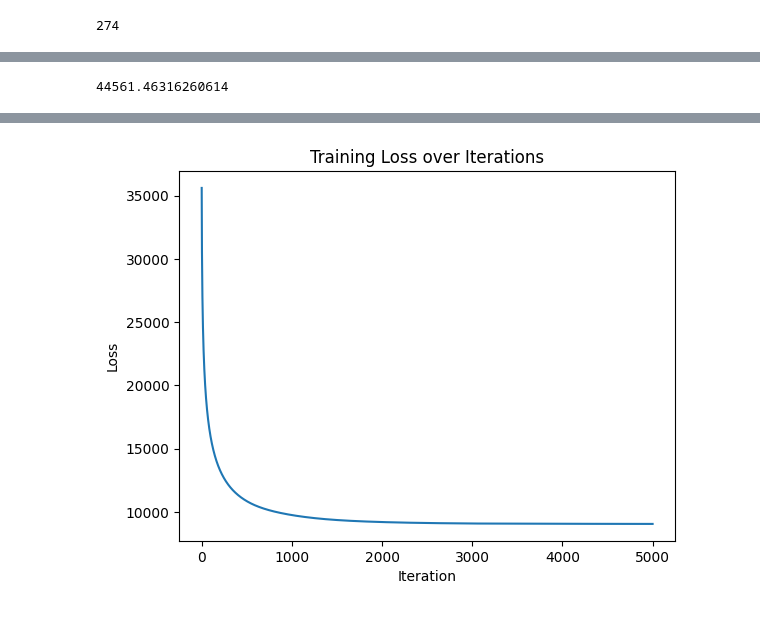
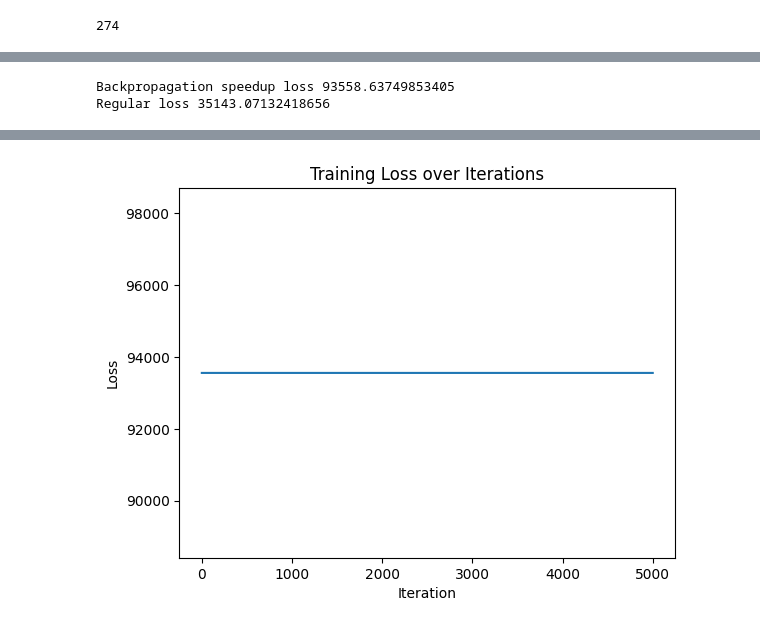
Before and after one commit to hecmar007/word2vec, a Jupyter notebook: word2vec.ipynb, the cells around one changed output, grey strips where cells are left out. Drawn from its saved outputs; the diff is of its cells as text; code cells hidden in the pictures.

Commit message:
Derivades + speedup
Afegit explicació de les derivades per poder fer backpropagation i adaptat el codi per a que funcioni amb indexos en comptes de OHE vectors.

```diff
--- a/word2vec.ipynb
+++ b/word2vec.ipynb
@@ -96,11 +153,34 @@ print(len(forward_pass(model, X)["z"][0]))
 # %%
 # Backpropagation
 def cross_entropy(pred, target):
-    epsilon = 1e-12  # small constant to avoid log(0)
+    epsilon = 1e-12
+    pred = np.clip(pred, epsilon, 1. - epsilon)
+    target_probs = pred[np.arange(len(target)), target]
+
+    return - np.sum(np.log(target_probs))
+
+def backpropagation(model, input, target, learning_rate):
+    state = forward_pass_sp(model, input)
+    da2 = state["z"]
+    da2[np.arange(da2.shape[0]), target] -= 1
+    dw2 = state["first_layer"].T @ da2
+    da1 = da2 @ model["w2"].T
+    # dw1 = np.asarray([one_hot_encode(vec, vocab_size) for vec in input]).T @ da1
+    dw1 = np.zeros_like(model["w1"])
+    np.add.at(dw1, input, da1)
+
+    model["w1"] -= learning_rate * dw1
+    model["w2"] -= learning_rate * dw2
+    return cross_entropy(state["z"], target)
+print("Backpropagation speedup loss", backpropagation(model, Xsp, Ysp, 0.01))
+
+# Backpropagation
+def cross_entropy_reg(pred, target):
+    epsilon = 1e-12
     pred = np.clip(pred, epsilon, 1. - epsilon)
     return - np.sum(target * np.log(pred))
 
-def backpropagation(model, input, target, learning_rate):
+def backpropagation_reg(model, input, target, learning_rate):
     state = forward_pass(model, input)
     da2 = state["z"] - target
     dw2 = state["first_layer"].T @ da2
@@ -108,20 +188,22 @@ def backpropagation(model, input, target, learning_rate):
     dw1 = input.T @ da1
     model["w1"] -= learning_rate * dw1
     model["w2"] -= learning_rate * dw2
-    return cross_entropy(state["z"], target)
+    return cross_entropy_reg(state["z"], target)
 
-print(backpropagation(model, X, Y, 0.01))
+print("Regular loss", backpropagation_reg(model, X, Y, 0.01))
 # %% [output]
-44561.46316260614
+Backpropagation speedup loss 93558.63749853405
+Regular loss 35143.07132418656
 # %%
 import matplotlib.pyplot as plt
 
 n_iter = 5000
-learning_rate = 0.001
+learning_rate = 0.0001
 losses = []
 
+# Actualitzat per utilitzar la versió speedup
 for i in range(n_iter):
-    loss = backpropagation(model, X, Y, learning_rate)
+    loss = backpropagation(model, Xsp, Ysp, learning_rate)
     losses.append(loss)
     if i % 100 == 0:
         print(f"Iteration {i}: Loss = {loss}")
@@ -154 +236 @@ Iteration 4900: Loss = 9066.83261009119
-[figure, old version]
+[figure, new version]
```
Also changed, not shown: parts of 6 cells of this notebook.
